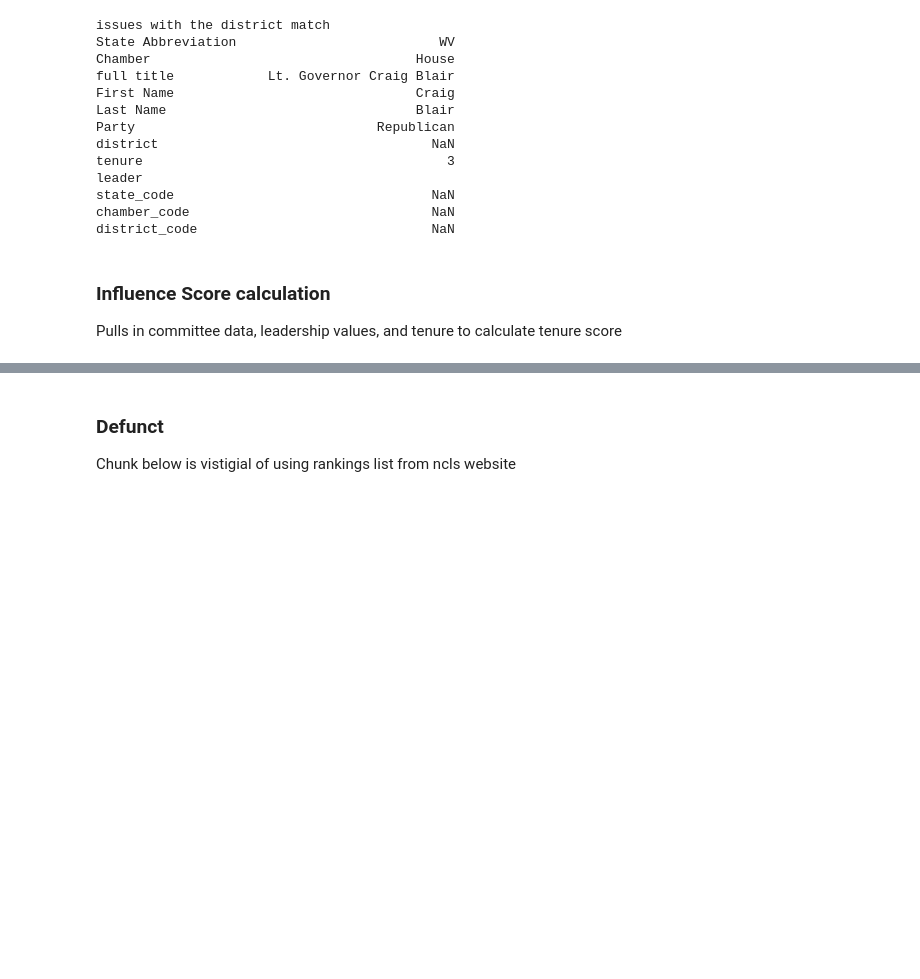
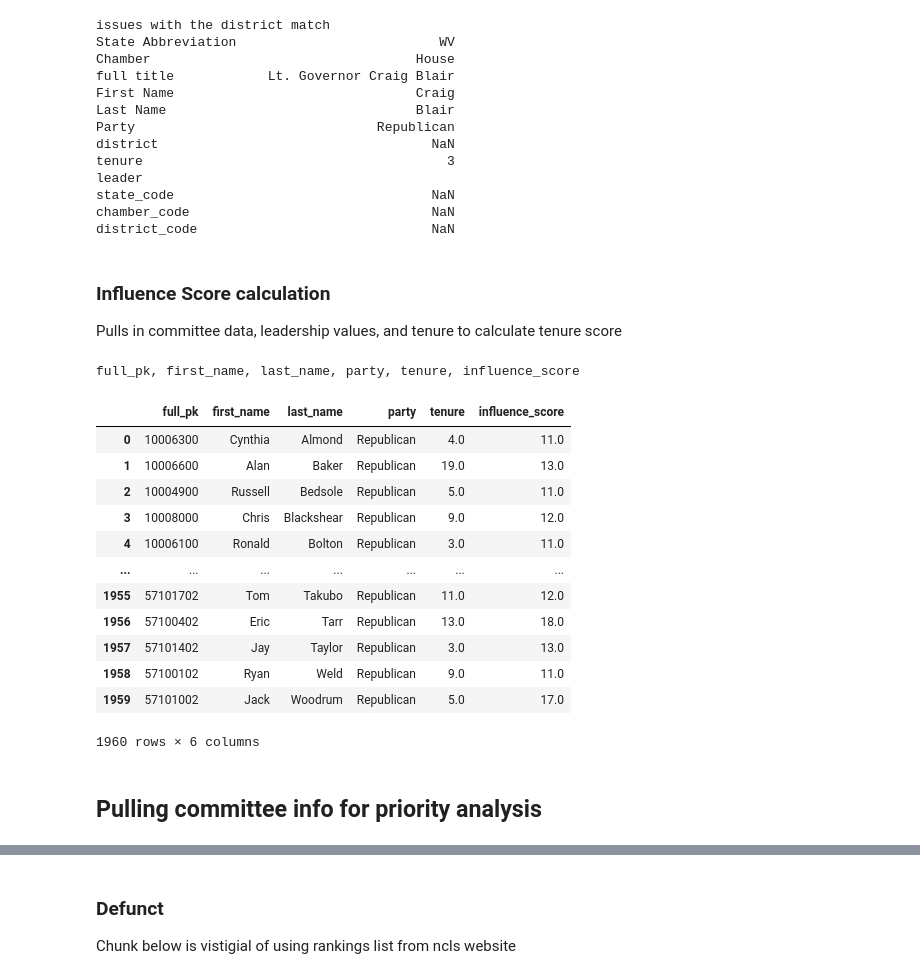
Before and after one commit to cnlutz20/THI_CPRL, a Jupyter notebook: scoring/get_influence_score.ipynb, the cells around one changed output, grey strips where cells are left out. Saved outputs shown, nothing was run; the diff lists cells and outputs as text; code cells hidden in the pictures; blank space fills up the shorter version.

```diff
--- a/scoring/get_influence_score.ipynb
+++ b/scoring/get_influence_score.ipynb
@@ -166,5 +264,11 @@ not sure why im keep this one as it doesnt really go into anything
 # %%
+#extract and replace district
+for k,v in dfs.items():
+    # display_markdown(f'## {k}', raw = True)
+    # print(*v.columns, sep=", ")
+    # print(v.head(2).to_string())
 
-for k,v in dfs.items():
-    display_markdown(f'## {k}', raw = True)
-    print(*v.columns, sep=", ")
+    v["district"] = v["District"].str.extractall(r"(\d+)").unstack().fillna('').apply(' '.join, 1)
+
+    new_v = v.drop(['District', 'Date Assumed Office'], axis = 1)
+    dfs[k] = new_v
@@ -337,8 +410,0 @@ Index(['full_pk', 'primary_key', 'state_code', 'chamber_code', 'district_code',
-# %%
-# for k,v in dfs_w_pk.items():
-#     print(k)
-#     print(v.head(2))
-
-value = dfs_w_pk.get("AL_house")
-print(value.to_string())
-value
@@ -474,7 +495,7 @@ in_process = []
 influence_scores = []
 full_dfs = {}
 for k,v in dfs_w_pk.items():
-    display_markdown(f' # {k}', raw = True)
+    # display_markdown(f' # {k}', raw = True)
     # v = dfs.get('AL_house')
     df = v
 
@@ -497,9 +518,9 @@ for k,v in dfs_w_pk.items():
         # print(k)
 
     # print(dfs_temp, sep = ' , ')
-
+    #going through each sheet after compiling them
     for d in dfs_temp:
-        print('###########')
+        # print('###########')
         # print('non-pk one')
         # print(d.head())
         # print(d.head(2))
@@ -557,6 +578,7 @@ for k,v in dfs_w_pk.items():
 
             #retrieving values
             value = leadership_dict.get(hv)
+            # print(value)
             d.loc[i,'leaders'] = value
             if re.search(r'\[\d\]', str(value)):
                 #print('found a top leader')
@@ -661,7 +683,36 @@ for k,v in dfs_w_pk.items():
 
         #df creation and appending to list of dfs
         full_df = d.copy()
-        print(full_df.head(2))
-        final_df = d.loc[:,['full_pk', 'First Name', 'Last Name', 'Party', 'influence_score']]
+        # print(full_df.head(2))
+        final_df = d.loc[:,['full_pk', 'First Name', 'Last Name', 'Party', 'tenure', 'influence_score']]
         influence_scores.append(final_df)
         full_dfs[k] = full_df
+# %%
+
+#pull together all dfs and export
+leg_infl_df = pd.concat(influence_scores)
+leg_infl_df = leg_infl_df.dropna(subset='full_pk')
+leg_infl_df.reset_index(drop = True, inplace= True)
+
+
+
+leg_infl_df = leg_infl_df.rename(columns={"First Name": "first_name", "Last Name": "last_name", "Party": 'party'})
+print(*leg_infl_df.columns, sep=', ')
+
+
+leg_infl_df
+# %% [output]
+full_pk, first_name, last_name, party, tenure, influence_score
+|  | full_pk | first_name | last_name | party | tenure | influence_score |
+| 0 | 10006300 | Cynthia | Almond | Republican | 4.0 | 11.0 |
+| 1 | 10006600 | Alan | Baker | Republican | 19.0 | 13.0 |
+| 2 | 10004900 | Russell | Bedsole | Republican | 5.0 | 11.0 |
+| 3 | 10008000 | Chris | Blackshear | Republican | 9.0 | 12.0 |
+| 4 | 10006100 | Ronald | Bolton | Republican | 3.0 | 11.0 |
+| ... | ... | ... | ... | ... | ... | ... |
+| 1955 | 57101702 | Tom | Takubo | Republican | 11.0 | 12.0 |
+| 1956 | 57100402 | Eric | Tarr | Republican | 13.0 | 18.0 |
+| 1957 | 57101402 | Jay | Taylor | Republican | 3.0 | 13.0 |
+| 1958 | 57100102 | Ryan | Weld | Republican | 9.0 | 11.0 |
+| 1959 | 57101002 | Jack | Woodrum | Republican | 5.0 | 17.0 |
+1960 rows × 6 columns
@@ -667,0 +726,2 @@ for k,v in dfs_w_pk.items():
+# %% [markdown]
+## Pulling committee info for priority analysis
```
Also changed, not shown: parts of 23 cells of this notebook, 5 other files.
